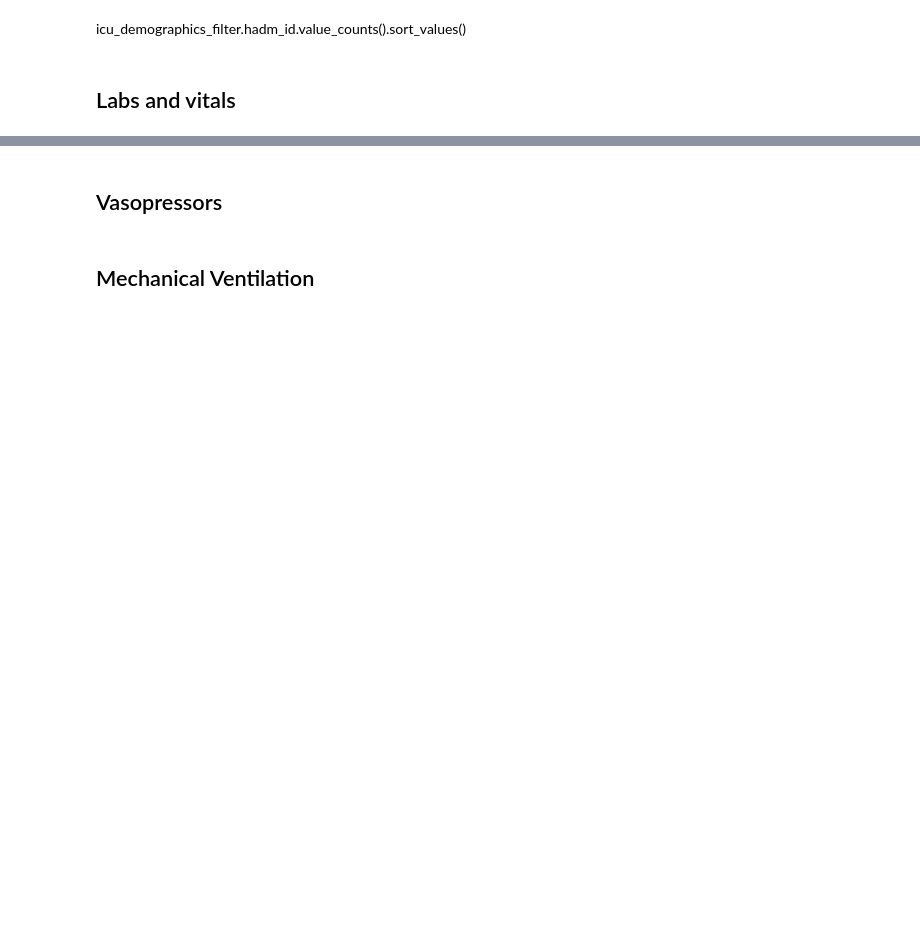
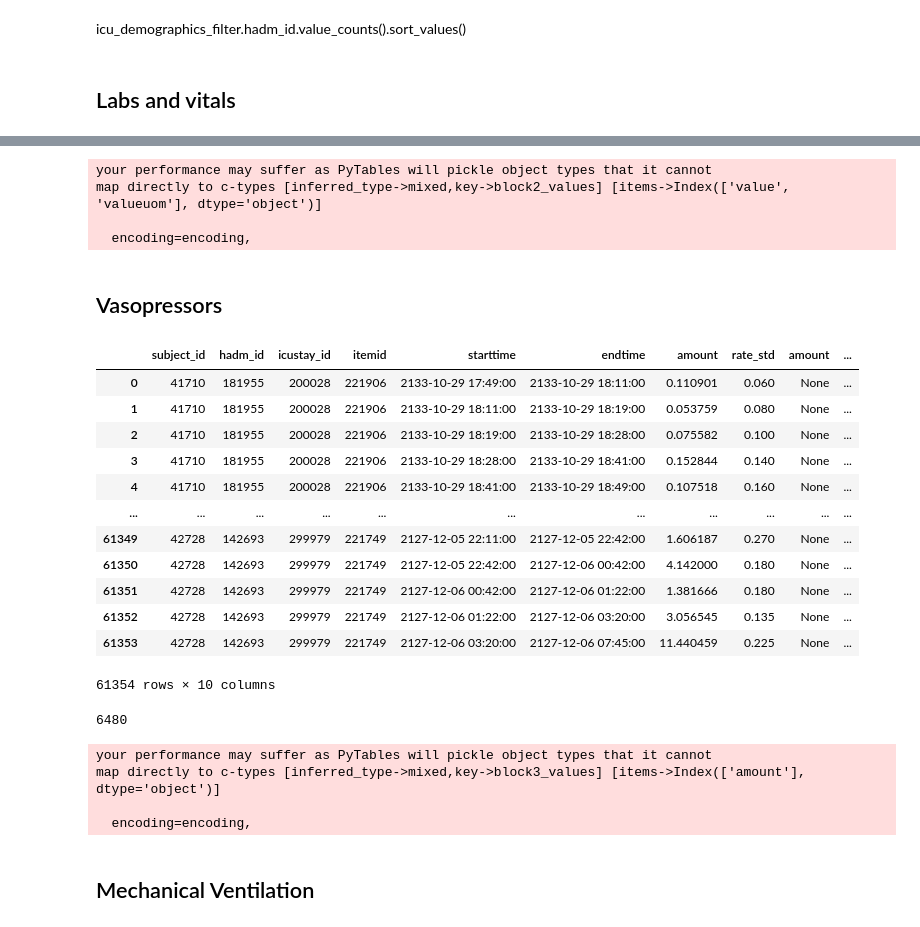
Before and after one commit to MariaBampaAI/patient_clustering_EHR, a Jupyter notebook: queries.ipynb, the cells around one changed output, grey strips where cells are left out. Saved outputs shown, nothing was run; the diff lists cells and outputs as text; code cells hidden in the pictures; blank space fills up the shorter version.

```diff
--- a/queries.ipynb
+++ b/queries.ipynb
@@ -65,7 +80,7 @@ patients.DOB,
 patients.DOD,
 patients.gender,
 admissions.ethnicity,
-admissions.diagnosis,
+admissions.diagnosis as diagnosis_at_admission,
 icustays.intime
 , cast(icustays.outtime as date) - cast(icustays.intime as date)  as icu_length_of_stay
 , (cast(icustays.INTIME as date) - cast(patients.DOB as date))/ 364.242 as age
@@ -83,9 +98,6 @@ INNER JOIN admissions
     ON admissions.subject_id = icustays.subject_id
     AND admissions.hadm_id = icustays.hadm_id
 
-LIMIT 1000
-
-
 """, con= connection)
 # %%
 icu_demographics
@@ -185,12 +228,17 @@ labs_vitals.head()
 # %%
-labs_vitals.to_hdf('data.h5', key='labs_vitals')
+labs_vitals.to_hdf('data_icu.h5', key='labs_vitals')
+# %% [output]
+your performance may suffer as PyTables will pickle object types that it cannot
+map directly to c-types [inferred_type->mixed,key->block2_values] [items->Index(['value', 'valueuom'], dtype='object')]
+
+  encoding=encoding,
 # %% [markdown]
 ## Vasopressors
 # %%
 ### from metavision
 ## from https://gitlab.doc.ic.ac.uk/AIClinician/AIClinician/-/blob/master/AIClinician_Data_extract_MIMIC3_140219.ipynb
 query = """
-select inputevents_mv.subject_id, inputevents_mv.hadm_id, inputevents_mv.icustay_id, inputevents_mv.itemid, inputevents_mv.starttime, inputevents_mv.endtime, -- rate, -- ,rateuom,
+select inputevents_mv.subject_id, inputevents_mv.hadm_id, inputevents_mv.icustay_id, inputevents_mv.itemid, inputevents_mv.starttime, inputevents_mv.endtime, inputevents_mv.amount, -- rate, -- ,rateuom,
 case when itemid in (30120,221906,30047) and rateuom='mcg/kg/min' then round(cast(rate as numeric),3)  -- norad
 when itemid in (30120,221906,30047) and rateuom='mcg/min' then round(cast(rate/80 as numeric),3)  -- norad
 when itemid in (30119,221289) and rateuom='mcg/kg/min' then round(cast(rate as numeric),3) -- epi
@@ -202,6 +250,7 @@ when itemid in (30128,221749,30127) and rateuom='mcg/kg/min' then round(cast(rat
 when itemid in (30128,221749,30127) and rateuom='mcg/min' then round(cast(rate*0.45 / 80 as numeric),3) -- phenyl
 when itemid in (221662,30043,30307) and rateuom='mcg/kg/min' then round(cast(rate*0.01 as numeric),3)  -- dopa
 when itemid in (221662,30043,30307) and rateuom='mcg/min' then round(cast(rate*0.01/80 as numeric),3) else null end as rate_std-- dopa
+, round(case when inputevents_mv.amountuom = 'L' then inputevents_mv.amount * 1000.0 when inputevents_mv.amountuom = 'ml' then inputevents_mv.amount else null end) as amount
 , case when inputevents_mv.subject_id in %(subject_ids)s then 1 else 0 end as has_vasopressors-- binary indicator of whether patients received vassos
 from inputevents_mv
 INNER JOIN icustays  ON icustays.icustay_id = inputevents_mv.icustay_id
@@ -213,4 +262,4 @@ order by icustay_id, itemid, starttime
 
 """
 
-voso_mv = pd.read_sql_query(query,connection, params={'subject_ids': tuple(subject_id_set), 'icu_ids': tuple(icustay_id_set)})
+vaso_mv = pd.read_sql_query(query,connection, params={'subject_ids': tuple(subject_id_set), 'icu_ids': tuple(icustay_id_set)})
@@ -219 +266,17 @@ voso_mv.head()
+# %%
+vaso_mv
+# %% [output]
+|  | subject_id | hadm_id | icustay_id | itemid | starttime | endtime | amount | rate_std | amount | ... |
+| 0 | 41710 | 181955 | 200028 | 221906 | 2133-10-29 17:49:00 | 2133-10-29 18:11:00 | 0.110901 | 0.060 | None | ... |
+| 1 | 41710 | 181955 | 200028 | 221906 | 2133-10-29 18:11:00 | 2133-10-29 18:19:00 | 0.053759 | 0.080 | None | ... |
+| 2 | 41710 | 181955 | 200028 | 221906 | 2133-10-29 18:19:00 | 2133-10-29 18:28:00 | 0.075582 | 0.100 | None | ... |
+| 3 | 41710 | 181955 | 200028 | 221906 | 2133-10-29 18:28:00 | 2133-10-29 18:41:00 | 0.152844 | 0.140 | None | ... |
+| 4 | 41710 | 181955 | 200028 | 221906 | 2133-10-29 18:41:00 | 2133-10-29 18:49:00 | 0.107518 | 0.160 | None | ... |
+| ... | ... | ... | ... | ... | ... | ... | ... | ... | ... | ... |
+| 61349 | 42728 | 142693 | 299979 | 221749 | 2127-12-05 22:11:00 | 2127-12-05 22:42:00 | 1.606187 | 0.270 | None | ... |
+| 61350 | 42728 | 142693 | 299979 | 221749 | 2127-12-05 22:42:00 | 2127-12-06 00:42:00 | 4.142000 | 0.180 | None | ... |
+| 61351 | 42728 | 142693 | 299979 | 221749 | 2127-12-06 00:42:00 | 2127-12-06 01:22:00 | 1.381666 | 0.180 | None | ... |
+| 61352 | 42728 | 142693 | 299979 | 221749 | 2127-12-06 01:22:00 | 2127-12-06 03:20:00 | 3.056545 | 0.135 | None | ... |
+| 61353 | 42728 | 142693 | 299979 | 221749 | 2127-12-06 03:20:00 | 2127-12-06 07:45:00 | 11.440459 | 0.225 | None | ... |
+61354 rows × 10 columns
 # %%
@@ -255,3 +319,5 @@ order by inputevents_cv.icustay_id, inputevents_cv.itemid, inputevents_cv.chartt
 vaso_cv = pd.read_sql_query(query,connection, params={'subject_ids': tuple(subject_id_set), 'icu_ids': tuple(icustay_id_set)})
 # %%
 len(set(vaso_cv.subject_id))
+# %% [output]
+6480
@@ -260,5 +324,10 @@ vaso_cv.head()
 # %%
-vaso_cv.to_hdf('data.h5', key='vaso_cv')
+vaso_cv.to_hdf('data_icu.h5', key='vaso_cv')
+# %% [output]
+your performance may suffer as PyTables will pickle object types that it cannot
+map directly to c-types [inferred_type->mixed,key->block3_values] [items->Index(['amount'], dtype='object')]
+
+  encoding=encoding,
 # %% [markdown]
 ## Mechanical Ventilation
 # %%
```
Also changed, not shown: parts of 29 cells of this notebook, 8 other files.
